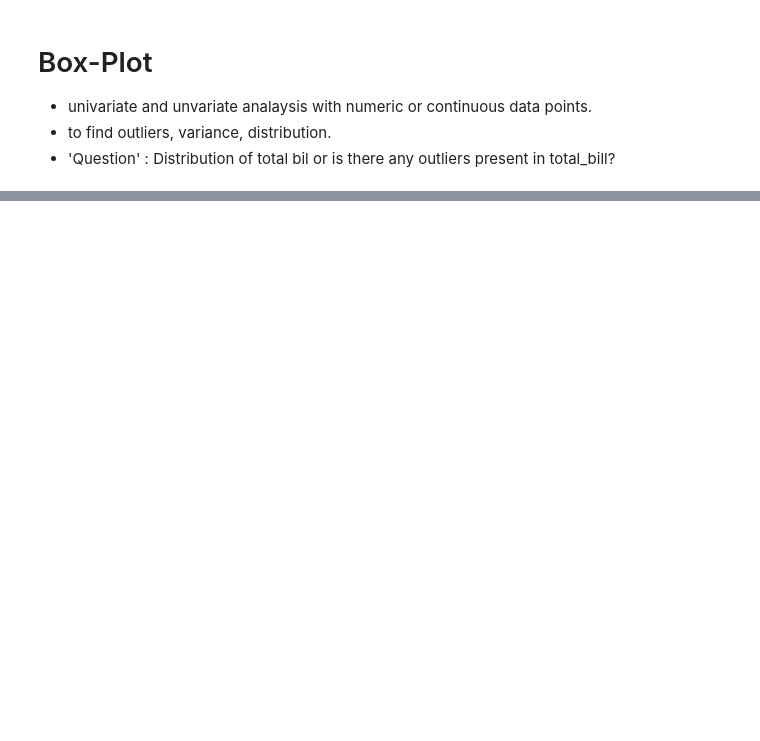
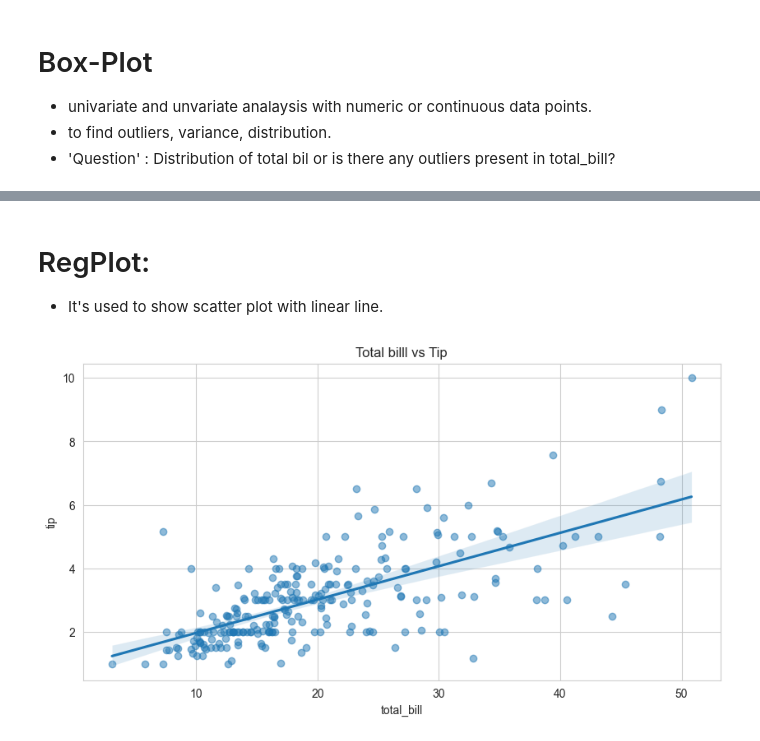
Before and after one commit to taweshaldev99/Data_Analysis_by_KIST, a Jupyter notebook: Data Visualization-Format_12.ipynb, the cells around one changed output, grey strips where cells are left out. Saved outputs shown, nothing was run; the diff lists cells and outputs as text; code cells hidden in the pictures; blank space fills up the shorter version.

```diff
--- a/Data Visualization-Format_12.ipynb
+++ b/Data Visualization-Format_12.ipynb
@@ -117,0 +197,10 @@ sns.boxplot(tips,x='total_bill')
+# %% [markdown]
+# RegPlot:
+ - It's used to show scatter plot with linear line.
+# %%
+plt.figure(figsize=(10,5))
+sns.regplot(x='total_bill',y='tip',data=tips,scatter_kws={'alpha':0.5})
+plt.title("Total billl vs Tip")
+plt.show()
+# %% [output]
+[figure, added]
```
Also changed, not shown: parts of 23 cells of this notebook, 2 other files.
